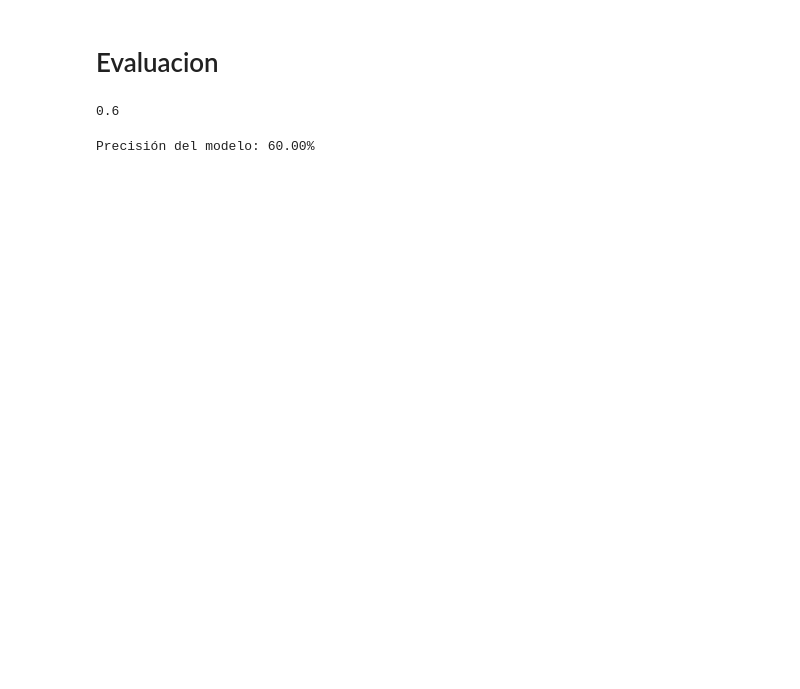
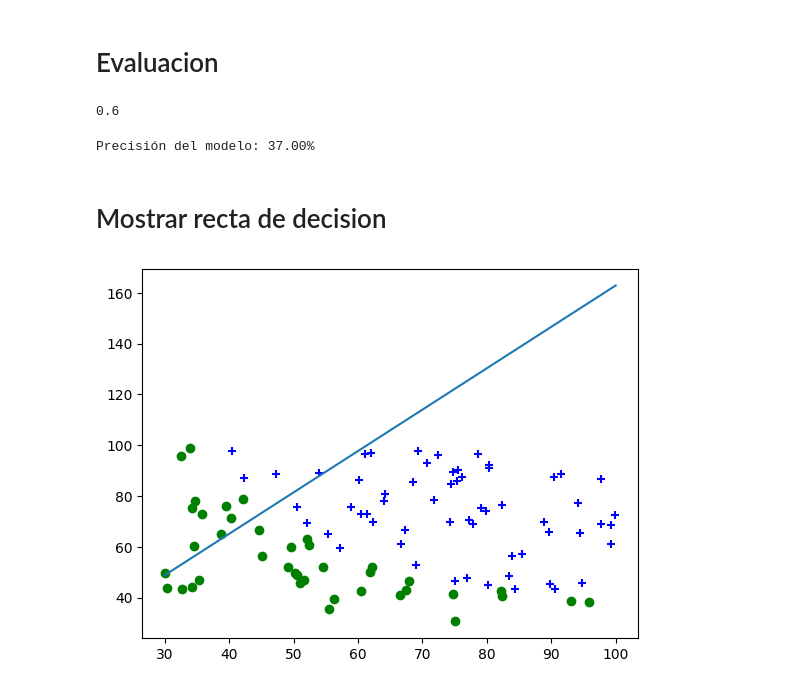
Before and after one commit to Alvaro8gb/Practicas_AAB, a Jupyter notebook: P3/regresion_logistica.ipynb, the cells around one changed output. Cells and saved outputs as stored; diff of their text form; code cells hidden in the pictures; blank space fills up the shorter version.

```diff
--- a/P3/regresion_logistica.ipynb
+++ b/P3/regresion_logistica.ipynb
@@ -86,7 +86,7 @@ m, n = X.shape
 w = np.zeros(n) # 2 variables [0, 0]
 b = 0
 NUMBER_OF_ITS = 10
-ALFA = float(0.0001)
+ALFA = float(0.01)
 # %%
 print(cost_fun(X, y, w, b))
 # %% [output]
@@ -133,4 +133,18 @@ from sklearn.metrics import accuracy_score
 accuracy = accuracy_score(y, y_pred)
 print("Precisión del modelo: {:.2f}%".format(accuracy*100))
 # %% [output]
-Precisión del modelo: 60.00%
+Precisión del modelo: 37.00%
+# %% [markdown]
+# Mostrar recta de decision
+# %%
+def decision_boundary(x, w, b):
+    return (b + w[0]*x) / w[1]
+# %%
+x_range = np.linspace(30, 100, 100)
+
+plt.plot(x_range, decision_boundary(x_range, w, b))
+plt.scatter(X[pos_admi,0], X[pos_admi,1], marker="+", c="blue", label="Admitidos")
+plt.scatter(X[pos_no_admi,0], X[pos_no_admi,1], marker="o", c="green", label="No admitidos")
+plt.show()
+# %% [output]
+[figure, added]
```
Also changed, not shown: parts of 1 cell of this notebook, 1 other file.
